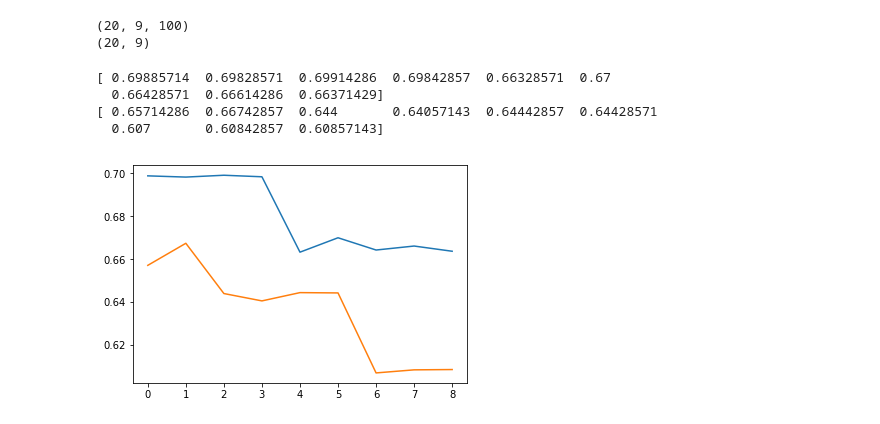
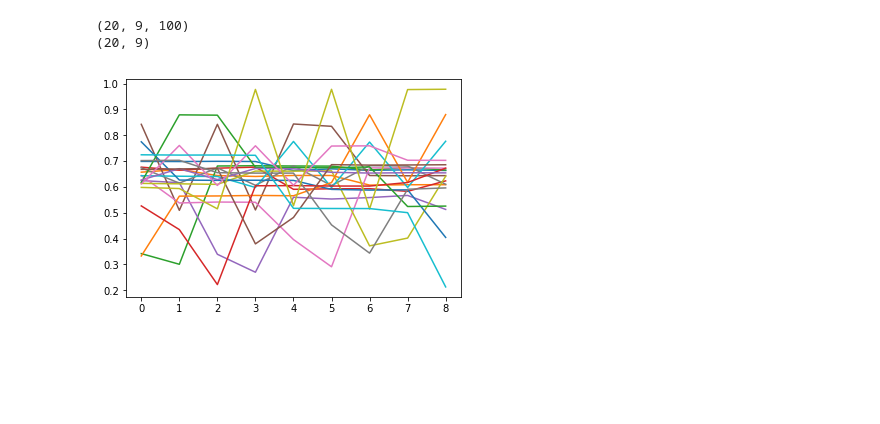
Before and after one commit to JohnFodero/localizer, a Jupyter notebook: Notebooks/Visualize RSSI.ipynb, the cells around one changed output. Drawn from its saved outputs; the diff is of its cells as text; code cells hidden in the pictures; blank space fills up the shorter version.

Commit message:
updated visualizations

```diff
--- a/Notebooks/Visualize RSSI.ipynb
+++ b/Notebooks/Visualize RSSI.ipynb
@@ -68,6 +60,2 @@ plt.show()
 # %% [markdown]
 ## Scaled Data
-# %%
-def scale_inputs(X, imin=-100, imax=-30, omin=0., omax=1.):
-    return (X - imin) * ((omax - omin) / (imax - imin)) + omin
-scaled = scale_inputs(routers)
@@ -93,13 +86,8 @@ print(avgs.shape)
 (20, 9, 100)
 (20, 9)
 # %%
-for cell in avgs[:2]:
-    print(cell)
+for i, cell in enumerate(avgs):
     plt.plot(cell)
 plt.show()
 # %% [output]
-[ 0.69885714  0.69828571  0.69914286  0.69842857  0.66328571  0.67
-  0.66428571  0.66614286  0.66371429]
-[ 0.65714286  0.66742857  0.644       0.64057143  0.64442857  0.64428571
-  0.607       0.60842857  0.60857143]
-[figure, old version]
+[figure, new version]
```
Also changed, not shown: parts of 7 cells of this notebook, 9 other files.
